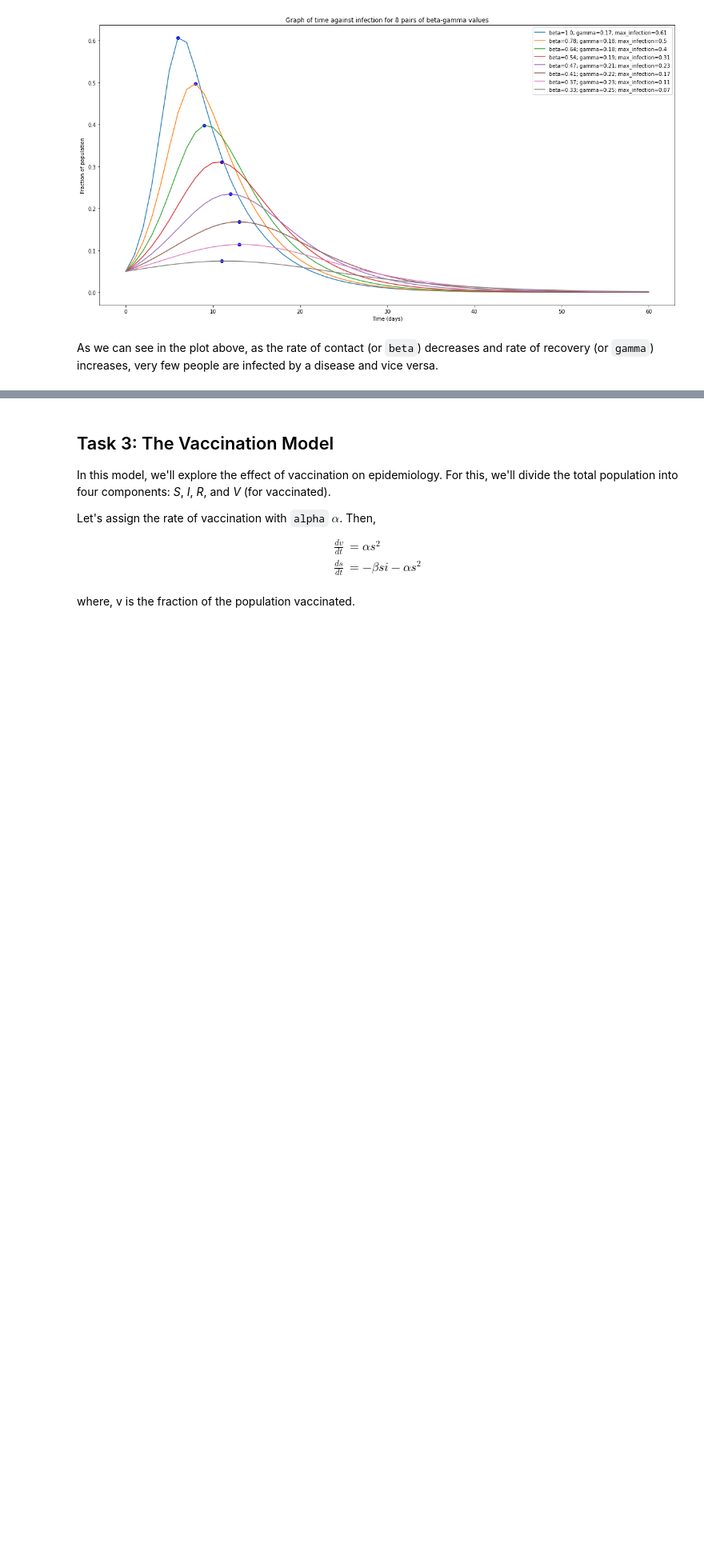
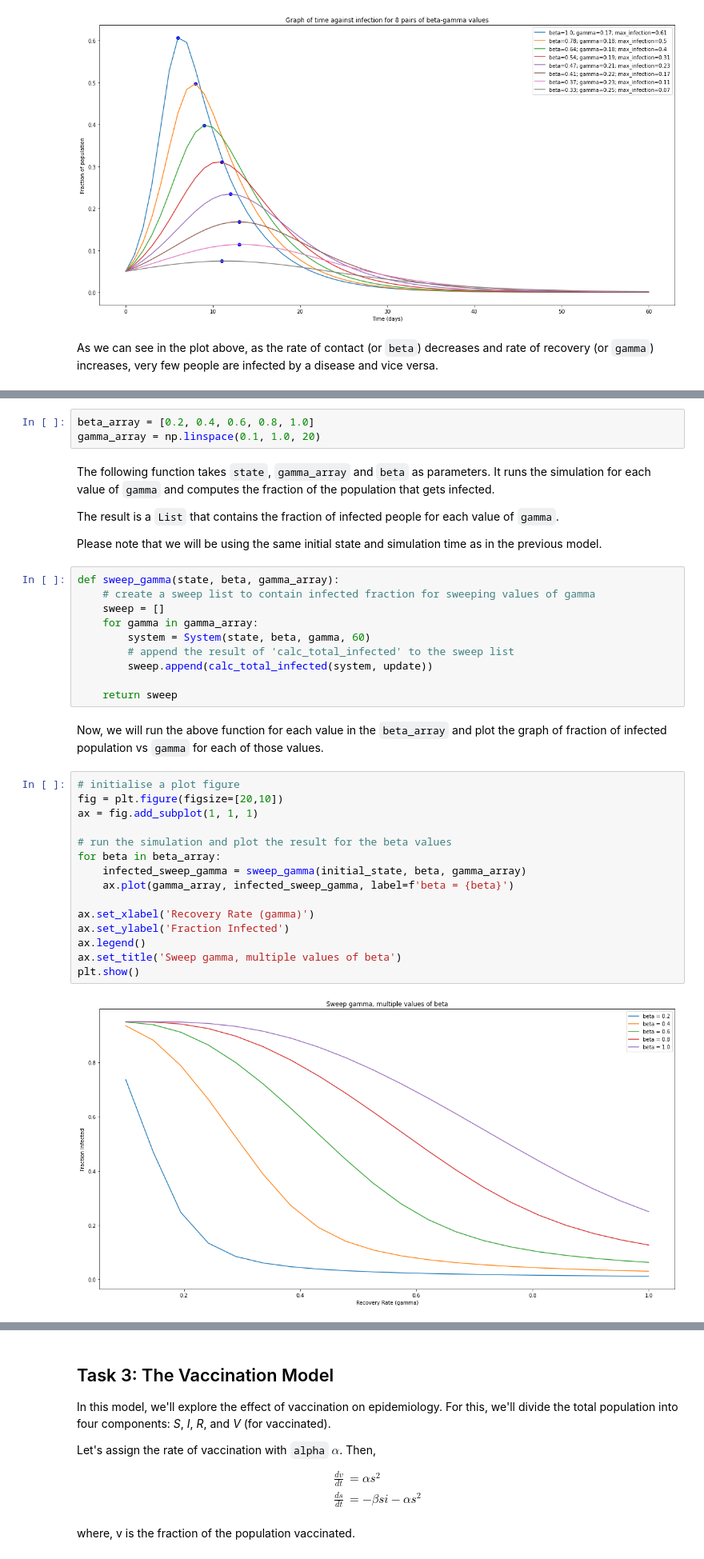
Before and after one commit to Rafsan7238/CSE474_Lab, a Jupyter notebook: Lab 2/CSE474_Lab_Task_2.ipynb, the cells around one changed output, grey strips where cells are left out. Shown: that part at 80% size. Cells and saved outputs as stored; diff of their text form; blank space fills up the shorter version.

```diff
--- a/Lab 2/CSE474_Lab_Task_2.ipynb
+++ b/Lab 2/CSE474_Lab_Task_2.ipynb
@@ -181,0 +250,39 @@ As we can see in the plot above, as the rate of contact (or `beta`) decreases an
+# %%
+beta_array = [0.2, 0.4, 0.6, 0.8, 1.0]
+gamma_array = np.linspace(0.1, 1.0, 20)
+# %% [markdown]
+The following function takes `state`, `gamma_array` and `beta` as parameters.
+It runs the simulation for each value of `gamma` and computes the fraction of the population that gets infected.
+
+The result is a `List` that contains the fraction of infected people for each value of `gamma`.
+
+Please note that we will be using the same initial state and simulation time as in the previous model.
+# %%
+def sweep_gamma(state, beta, gamma_array):
+    # create a sweep list to contain infected fraction for sweeping values of gamma
+    sweep = []
+    for gamma in gamma_array:
+        system = System(state, beta, gamma, 60)
+        # append the result of 'calc_total_infected' to the sweep list
+        sweep.append(calc_total_infected(system, update))
+
+    return sweep
+# %% [markdown]
+Now, we will run the above function for each value in the `beta_array` and plot the graph of fraction of infected population vs `gamma` for each of those values.
+# %%
+# initialise a plot figure
+fig = plt.figure(figsize=[20,10])
+ax = fig.add_subplot(1, 1, 1)
+
+# run the simulation and plot the result for the beta values
+for beta in beta_array:
+    infected_sweep_gamma = sweep_gamma(initial_state, beta, gamma_array)
+    ax.plot(gamma_array, infected_sweep_gamma, label=f'beta = {beta}')
+
+ax.set_xlabel('Recovery Rate (gamma)')
+ax.set_ylabel('Fraction Infected')
+ax.legend()
+ax.set_title('Sweep gamma, multiple values of beta')
+plt.show()
+# %% [output]
+[figure, added]
```
Also changed, not shown: parts of 18 cells of this notebook.
